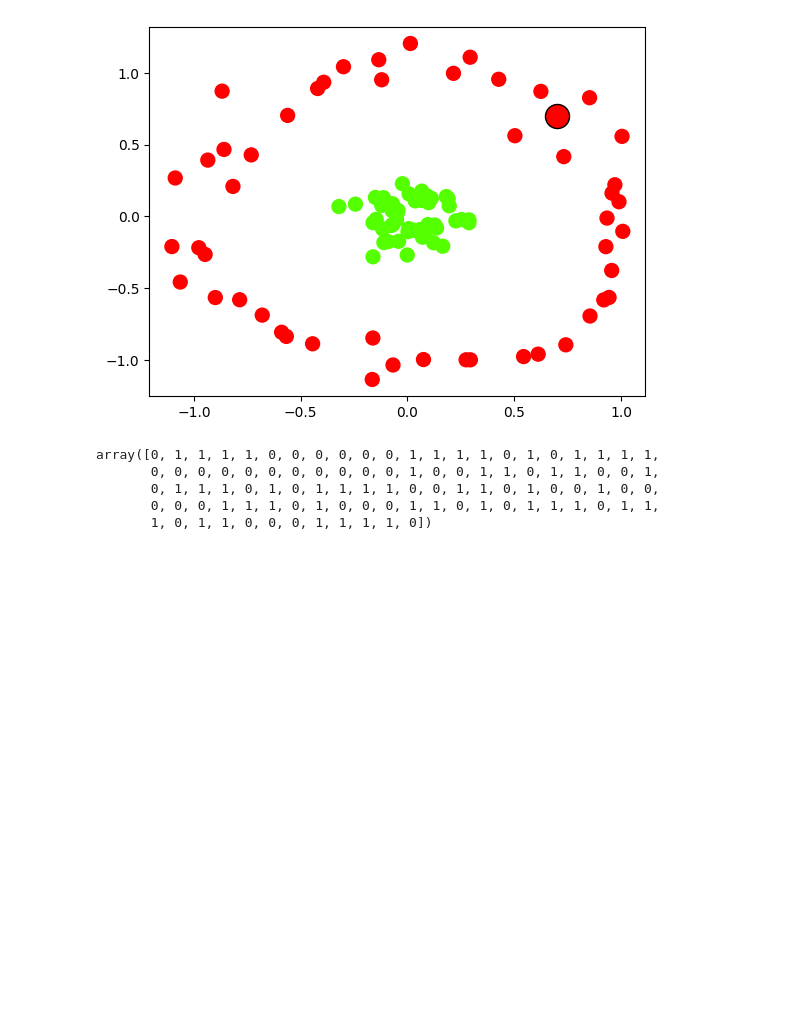
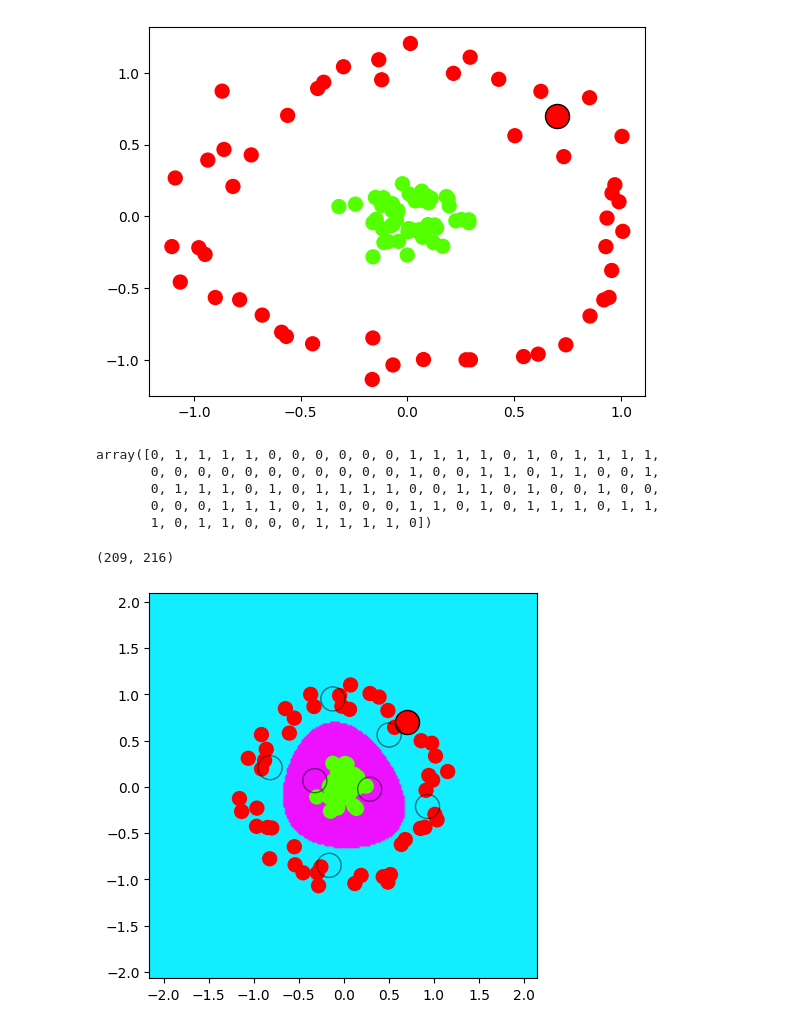
Before and after one commit to choki0715/lecture, a Jupyter notebook: SVM_rbf_example.ipynb, the cells around one changed output. Drawn from its saved outputs; the diff is of its cells as text; code cells hidden in the pictures; blank space fills up the shorter version.

```diff
--- a/SVM_rbf_example.ipynb
+++ b/SVM_rbf_example.ipynb
@@ -73,3 +73,46 @@ array([0, 1, 1, 1, 1, 0, 0, 0, 0, 0, 0, 1, 1, 1, 1, 0, 1, 0, 1, 1, 1, 1,
        0, 1, 1, 1, 0, 1, 0, 1, 1, 1, 1, 0, 0, 1, 1, 0, 1, 0, 0, 1, 0, 0,
        0, 0, 0, 1, 1, 1, 0, 1, 0, 0, 0, 1, 1, 0, 1, 0, 1, 1, 1, 0, 1, 1,
        1, 0, 1, 1, 0, 0, 0, 1, 1, 1, 1, 0])
+# %%
+# 예상되는 데이터 영역을 h 크기의 메쉬형태로 구분
+h = .02
+
+
+# 결과를 비교하기 위해 두개 그림을 출력
+fig, axs = plt.subplots(1,1, figsize=(5,5))
+
+
+# 데이터의 최대, 최소 영역을 설정
+x_min = X[:, 0].min() - 1
+x_max = X[:, 0].max() + 1
+
+y_min = X[:, 1].min() - 1
+y_max = X[:, 1].max() + 1
+
+xx, yy = np.meshgrid(np.arange(x_min, x_max, h), np.arange(y_min, y_max, h))
+
+    # xx, yy array 크기 확인
+print(xx.shape)
+
+    # xx.ravel := xx.reshape(-1) --> 1차원 벡터로 평탄화
+Z = clf.predict(np.c_[xx.ravel(), yy.ravel()])
+
+# Z를 다시 컨투어 가시과를 위해 메쉬 데이터로 복원
+Z_out = Z.reshape(xx.shape)
+
+    # fig[idx]= plt.figure(figsize=(8, 6))
+axs.contourf(xx, yy, Z_out, cmap='cool')
+
+# Plot also the training points
+scatter = axs.scatter(x=X[:, 0], y=X[:, 1], cmap='cool', c=y,
+                      alpha=1.0, edgecolor="black")
+
+
+plt.scatter(X[:, 0], X[:, 1], c=y, s=100, cmap='prism', vmax=1, vmin=0)
+plt.scatter(X_t[0,0], X_t[0,1], c=y_t, edgecolors='k', s=300, cmap='prism', vmax=1, vmin=0)
+plt.scatter(clf.support_vectors_[:, 0], clf.support_vectors_[:, 1],
+             s=300, edgecolors='k', facecolor='none', alpha=0.5);
+plt.show()
+# %% [output]
+(209, 216)
+[figure, added]
```
Also changed, not shown: parts of 1 cell of this notebook.
